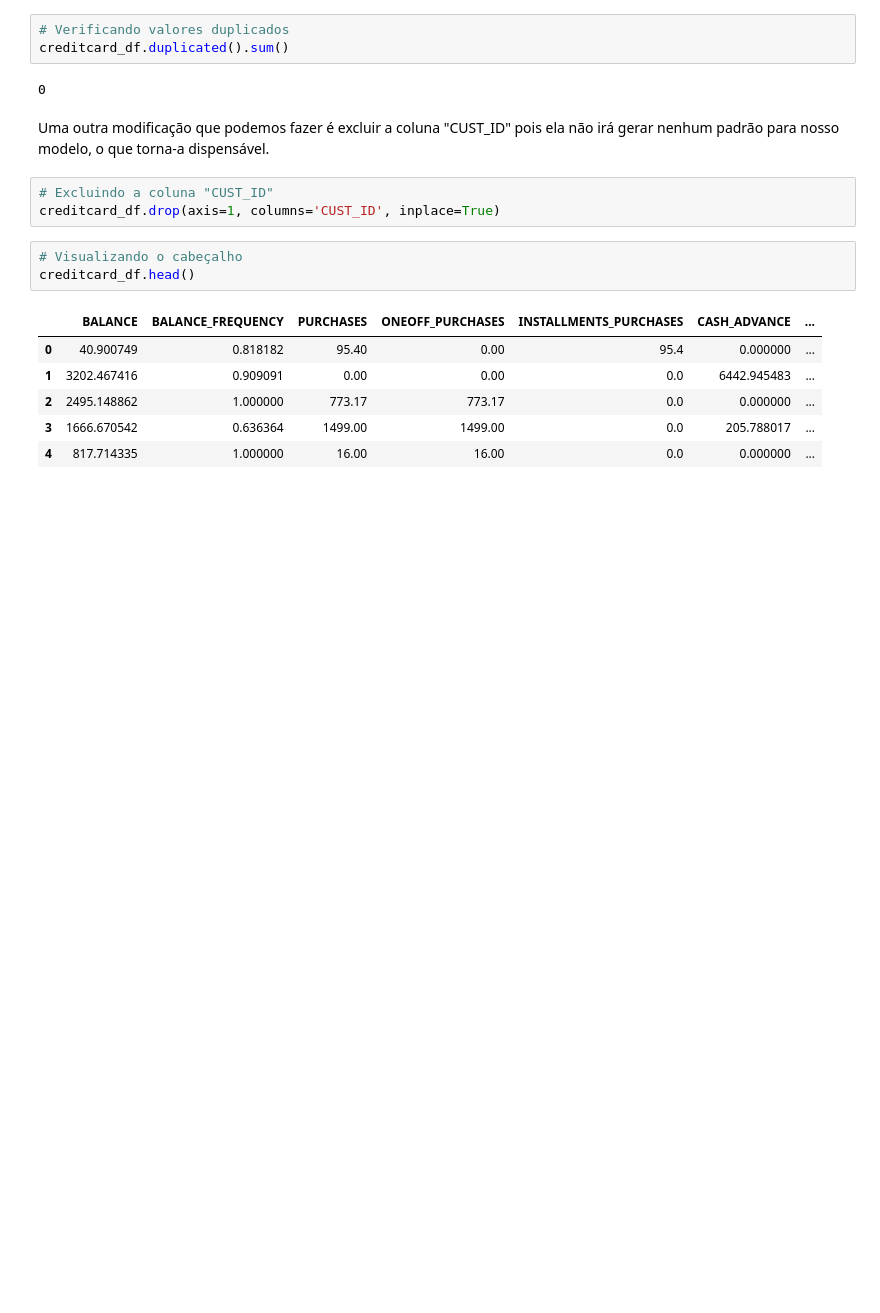
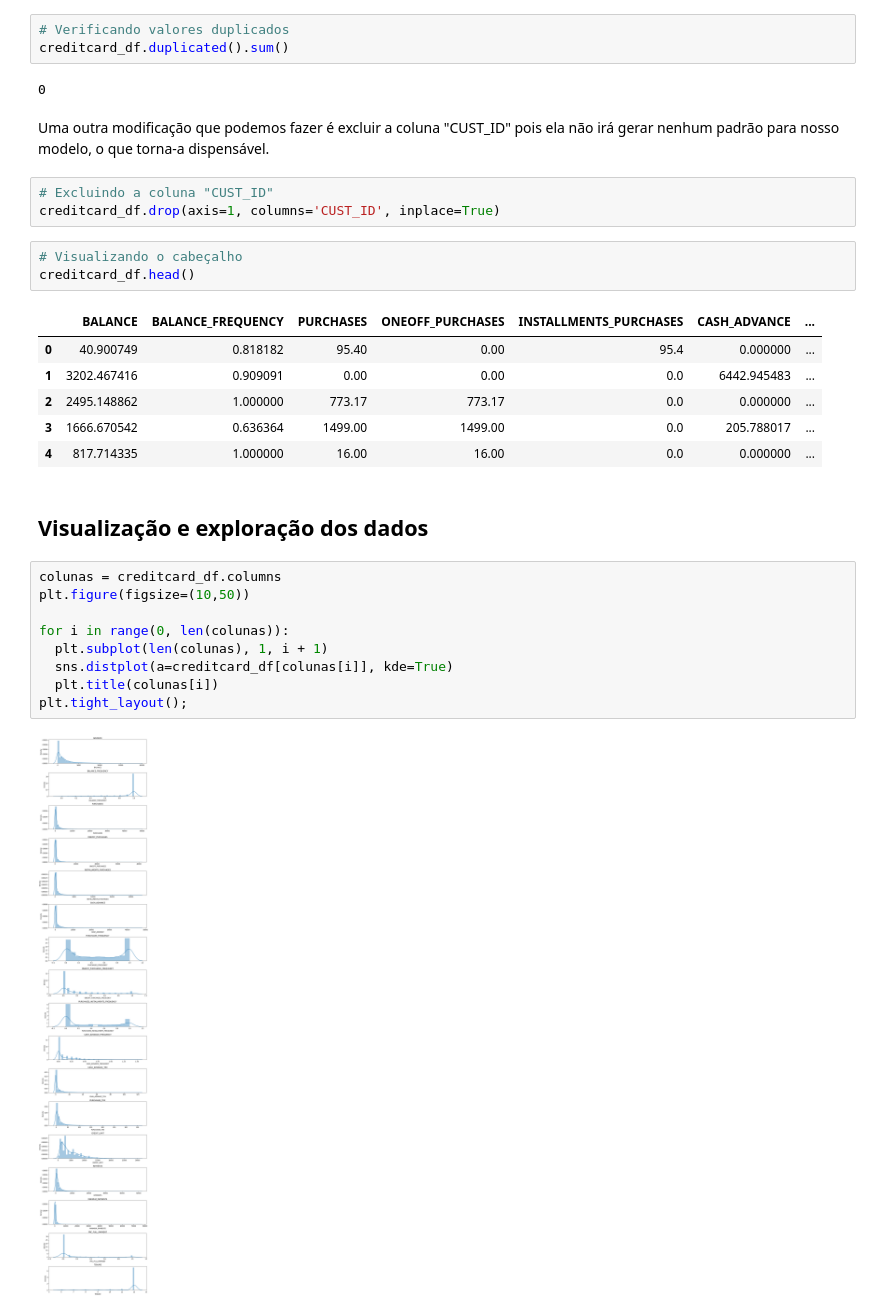
Before and after one commit to Mario-RJunior/Departamento-Marketing, a Jupyter notebook: Segmentacao_marketing.ipynb, the cells around one changed output. Drawn from its saved outputs; the diff is of its cells as text; blank space fills up the shorter version.

Commit message:
Plot dos histogramas

```diff
--- a/Segmentacao_marketing.ipynb
+++ b/Segmentacao_marketing.ipynb
@@ -174,3 +174,16 @@ creditcard_df.head()
 | 2 | 2495.148862 | 1.000000 | 773.17 | 773.17 | 0.0 | 0.000000 | ... |
 | 3 | 1666.670542 | 0.636364 | 1499.00 | 1499.00 | 0.0 | 205.788017 | ... |
 | 4 | 817.714335 | 1.000000 | 16.00 | 16.00 | 0.0 | 0.000000 | ... |
+# %% [markdown]
+## Visualização e exploração dos dados
+# %%
+colunas = creditcard_df.columns
+plt.figure(figsize=(10,50))
+
+for i in range(0, len(colunas)):
+  plt.subplot(len(colunas), 1, i + 1)
+  sns.distplot(a=creditcard_df[colunas[i]], kde=True)
+  plt.title(colunas[i])
+plt.tight_layout();
+# %% [output]
+[figure, added]
```
